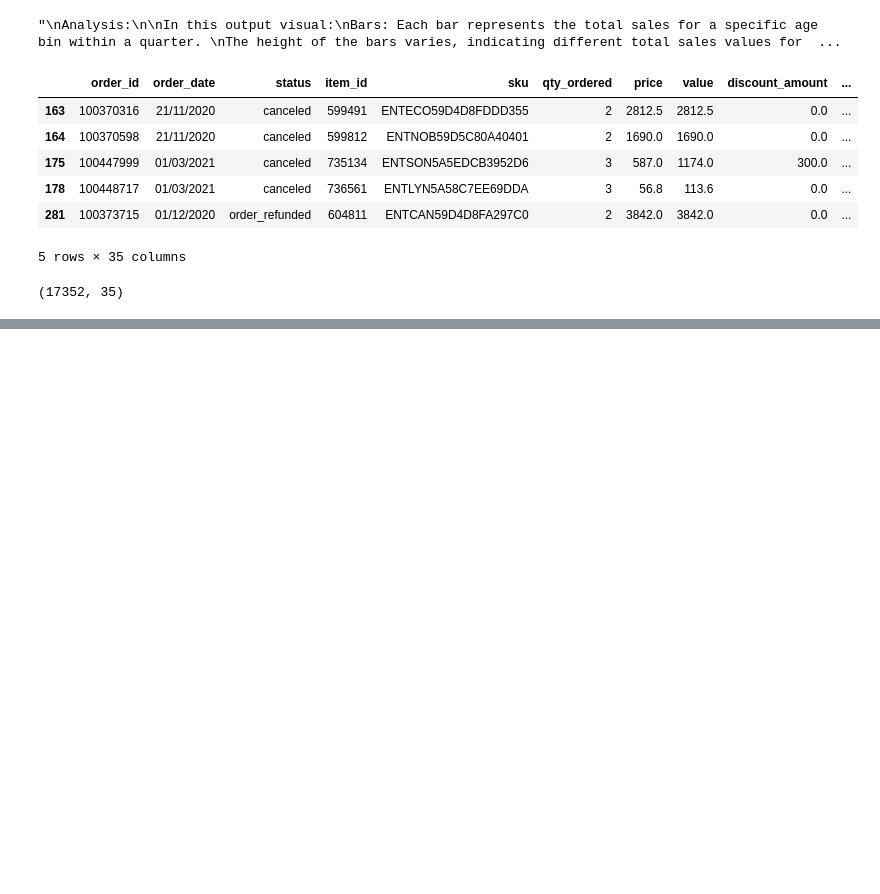
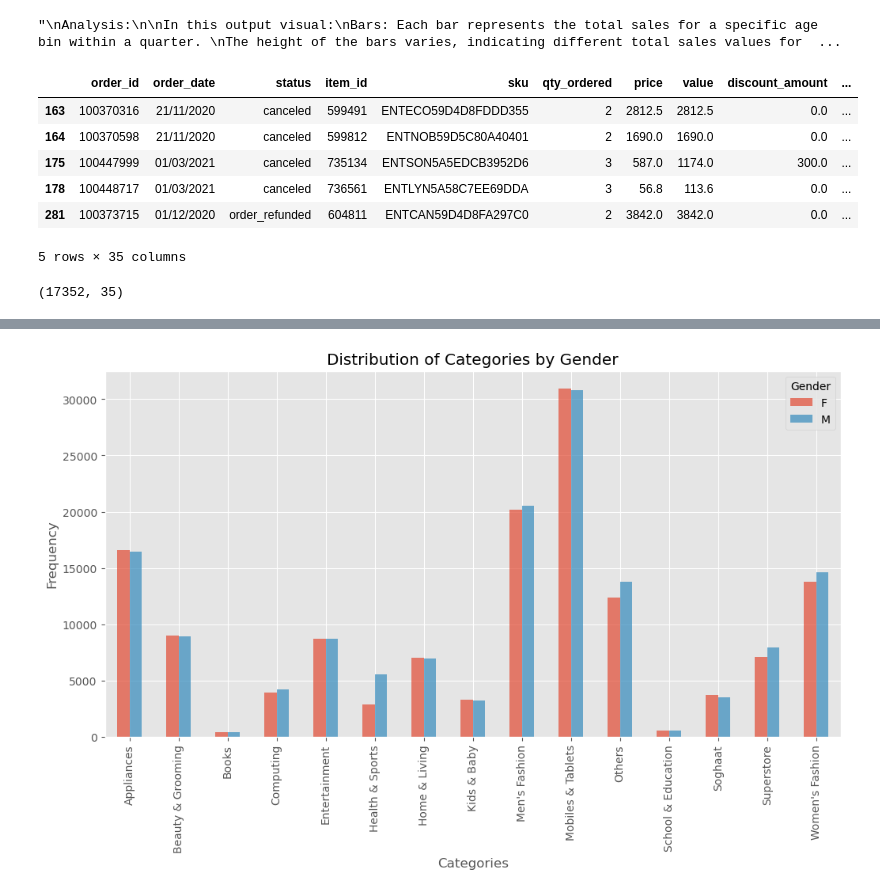
Before and after one commit to dzemal5/prime_suspects, a Jupyter notebook: Amazon Sales FY2020-21.ipynb, the cells around one changed output, grey strips where cells are left out. Drawn from its saved outputs; the diff is of its cells as text; code cells hidden in the pictures; blank space fills up the shorter version.

```diff
--- a/Amazon Sales FY2020-21.ipynb
+++ b/Amazon Sales FY2020-21.ipynb
@@ -605,0 +623,23 @@ entertainment_df.shape
+# %%
+count_df = main_df.groupby(['category', 'Gender']).size().unstack(fill_value=0)
+count_df.plot(kind='bar', alpha=0.7, figsize=(12, 6))
+
+plt.title('Distribution of Categories by Gender')
+
+plt.xlabel('Categories')
+
+plt.ylabel('Frequency')
+
+plt.show()
+
+# ax = count_df[['Gender', 'category']].plot.hist(bins=30, alpha=0.7, figsize=(12, 6))
+
+# Adding titles and labels
+# ax.set_title('Histogram of Two Variables')
+# ax.set_xlabel('Value')
+# ax.set_ylabel('Frequency')
+
+# Display the plot
+plt.show()
+# %% [output]
+[figure, added]
```
Also changed, not shown: parts of 9 cells of this notebook.
